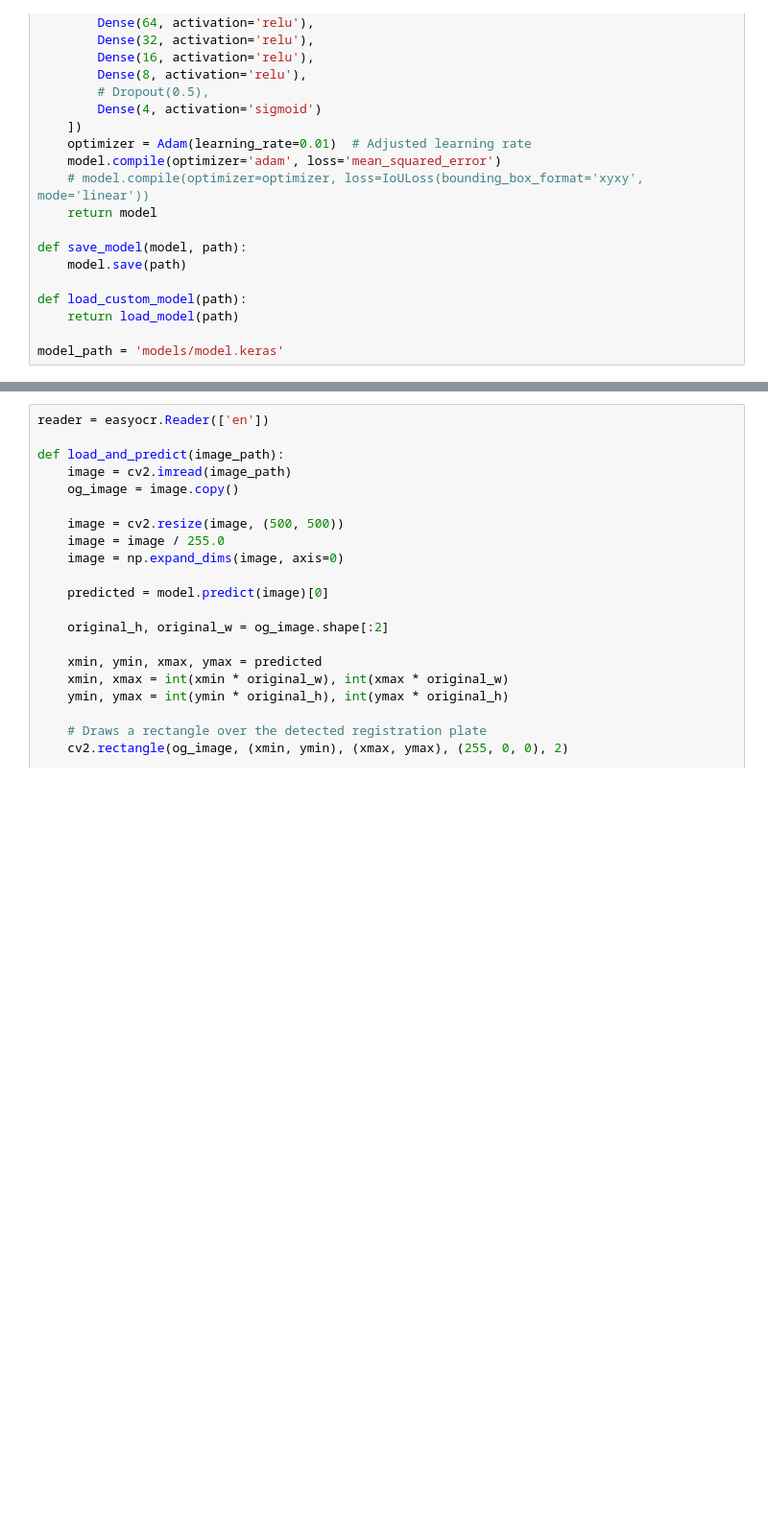
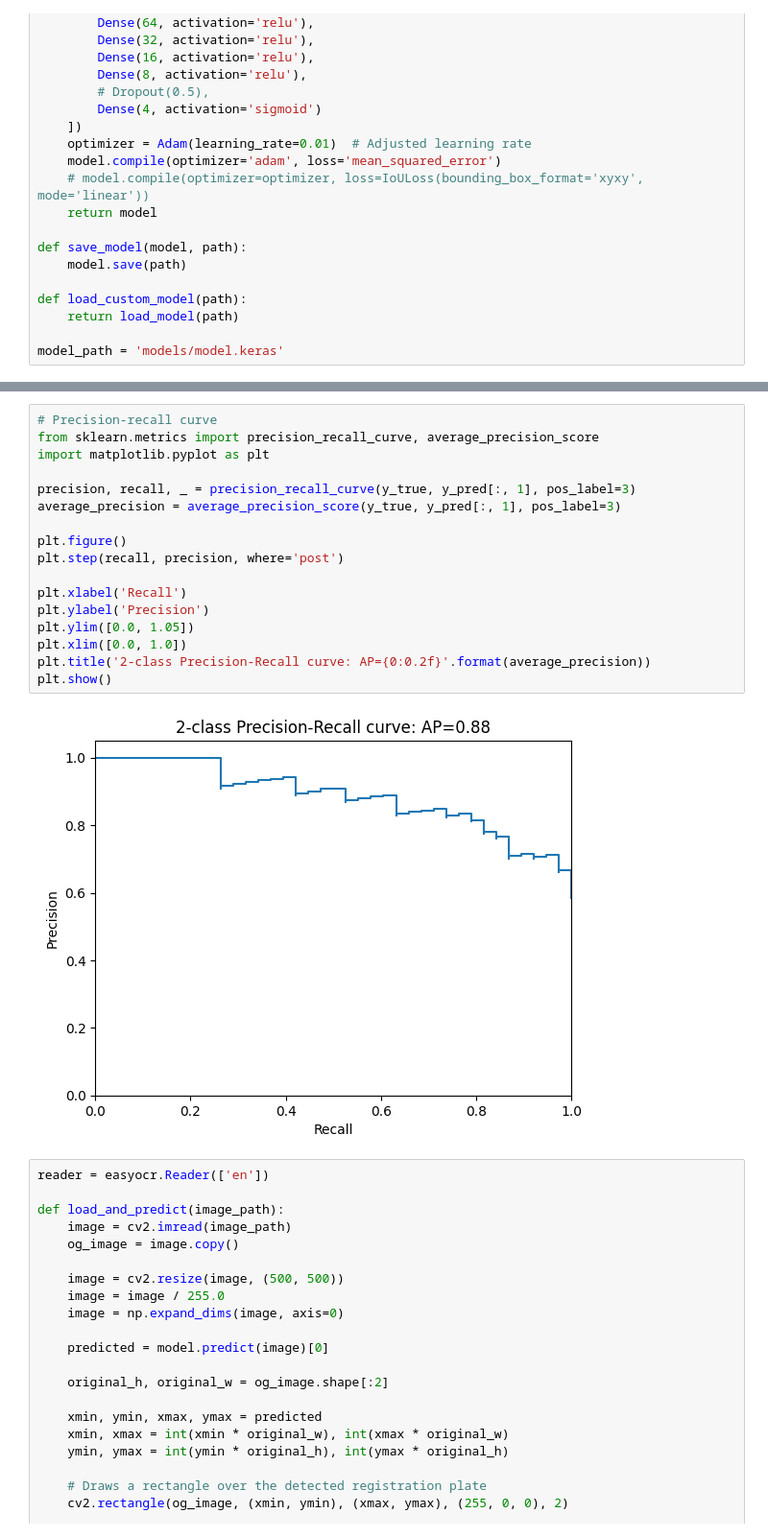
Before and after one commit to urluur/Registration-Plate-Recognition, a Jupyter notebook: main.ipynb, the cells around one changed output, grey strips where cells are left out. Shown: that part at 96% size. Drawn from its saved outputs; the diff is of its cells as text; blank space fills up the shorter version.

```diff
--- a/main.ipynb
+++ b/main.ipynb
@@ -89,3 +126,22 @@ else:
+# %%
+# Precision-recall curve
+from sklearn.metrics import precision_recall_curve, average_precision_score
+import matplotlib.pyplot as plt
+
+precision, recall, _ = precision_recall_curve(y_true, y_pred[:, 1], pos_label=3)
+average_precision = average_precision_score(y_true, y_pred[:, 1], pos_label=3)
+
+plt.figure()
+plt.step(recall, precision, where='post')
+
+plt.xlabel('Recall')
+plt.ylabel('Precision')
+plt.ylim([0.0, 1.05])
+plt.xlim([0.0, 1.0])
+plt.title('2-class Precision-Recall curve: AP={0:0.2f}'.format(average_precision))
+plt.show()
+# %% [output]
+[figure, added]
 # %%
 reader = easyocr.Reader(['en'])
 
```
Also changed, not shown: parts of 7 cells of this notebook, 3 other files.
